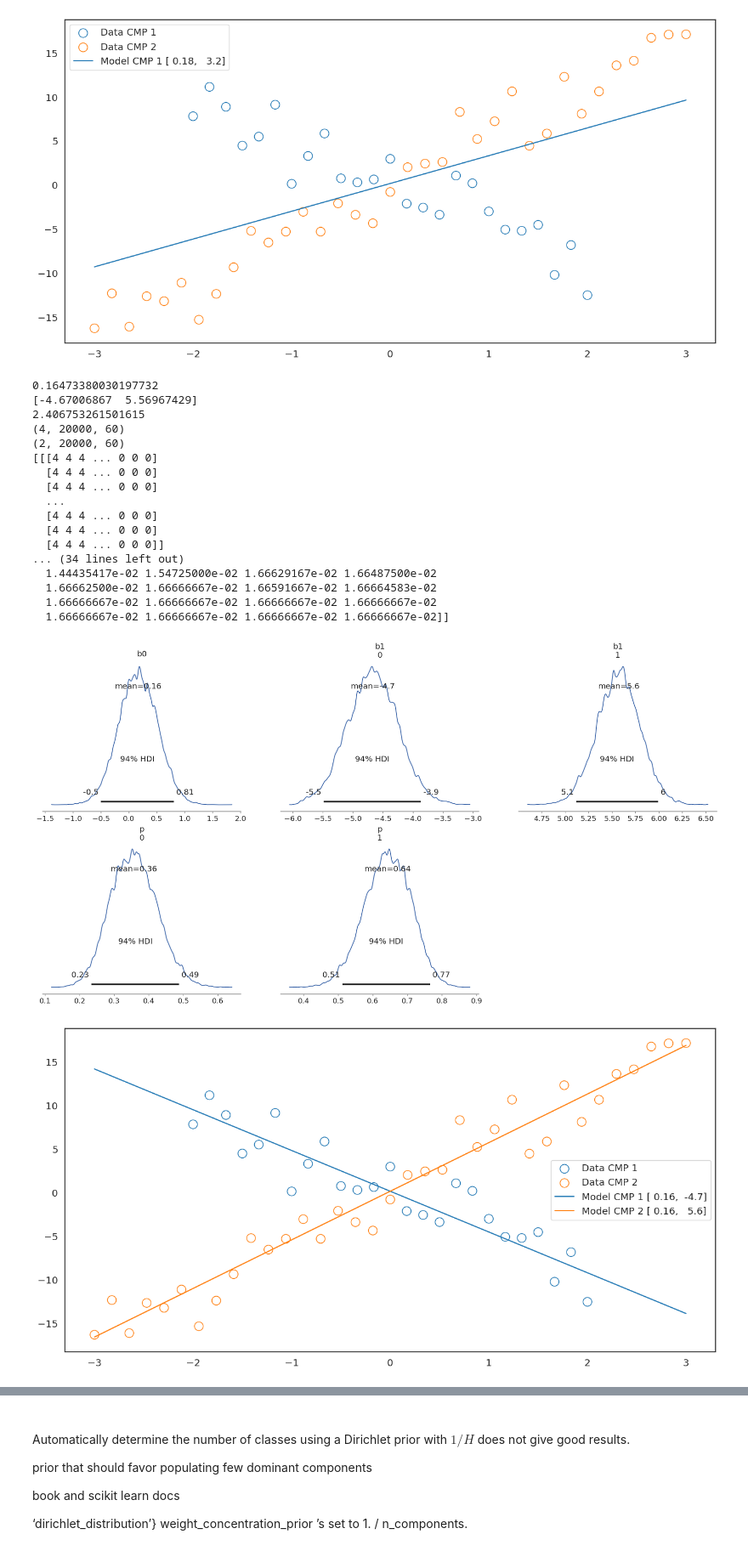
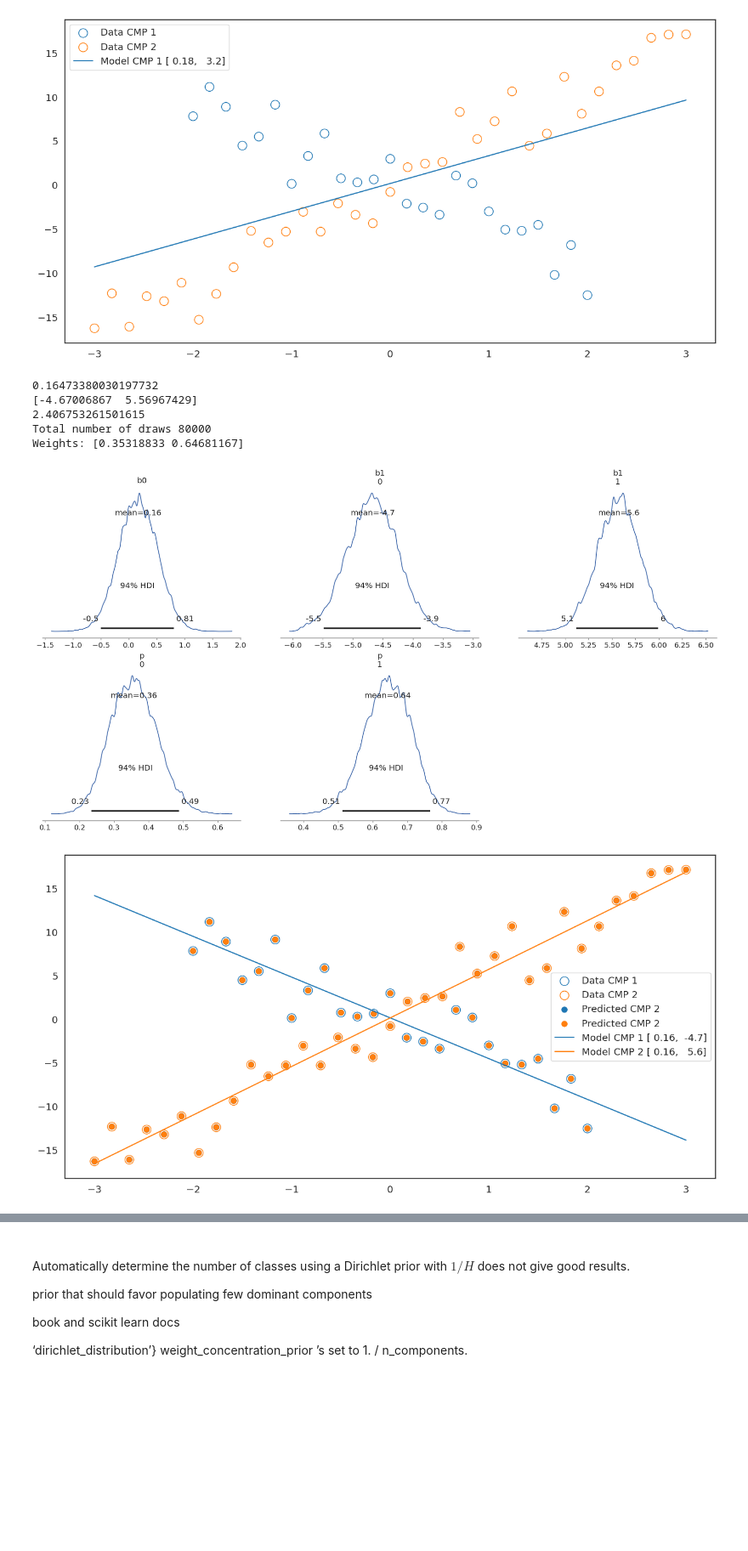
Before and after one commit to mrsonne/misc, a Jupyter notebook: regmix.ipynb, the cells around one changed output, grey strips where cells are left out. Shown at 85% size. Saved outputs shown, nothing was run; the diff lists cells and outputs as text; code cells hidden in the pictures; blank space fills up the shorter version.

```diff
--- a/regmix.ipynb
+++ b/regmix.ipynb
@@ -620,29 +622,29 @@ The estimated number of effective samples is smaller than 200 for some parameter
 Now I load the inference data and plot the marginal posteriors for `b0` and `b1`. The latter will have as many elements as there are mixture components.
 # %%
 def process_posterior(posterior):
+    """Calculate most frequent category for each point and
+    calculate the probability for that category for each point
+    """
     cat = posterior["category"].to_numpy()
-    print(cat.shape) # chains, draw iterations, points (tune excluded)
+    cat = cat.reshape(-1, cat.shape[-1])
+    n_draw = cat.shape[0]
+    print(f"Total number of draws {n_draw}")
 
     # for eaach point count number of times it's classed (nclasses x npoints)
     a = np.apply_along_axis(np.bincount, 0, cat, minlength=np.max(cat) + 1)
-    print(a.shape)
-    print(a)
-    print(np.sum(a, axis=1) / np.sum(a))
+    weight = np.sum(a, axis=1) / np.sum(a)
+    print(f"Weights: {weight}")
 
     # most prevalent cluster
     cat = np.argmax(a, axis=0)
 
     # Number of samples in most prevalent cluster
-    n_cat = [a[c, i] for i, c in enumerate(cat)]
+    n_cat = np.array([a[c, i] for i, c in enumerate(cat)])
 
-    # total number of samples
-    n_tot = np.sum(a, axis=0)
-
-    # p_cat = n_cat / n_tot
-    p_cat = 1
+    p_cat = n_cat / n_draw
     return cat, p_cat
 
-def plot_ncomp(xs, ys, b0, b1):
+def plot_ncomp(xs, ys, b0, b1, cat, p_cat):
     fig, ax = plt.subplots(figsize=(16, 8))
     size = 144
     xmin = 1e12
@@ -655,6 +657,20 @@ def plot_ncomp(xs, ys, b0, b1):
         xmin = min(xmin, min(x))
         xmax = max(xmax, max(x))
 
+    categories = np.unique(cat)
+    x_all = np.concatenate(xs)
+    y_all = np.concatenate(ys)
+    colors = itertools.cycle(get_cmap(CMAP_NAME).colors)
+    for icat, cat in enumerate(categories):
+        ax.scatter(
+            x_all[cat == icat],
+            y_all[cat == icat],
+            s=size*0.5,
+            facecolors=next(colors),
+            edgecolors="none",
+            label=f"Predicted CMP {icmp}")
+
+
     colors = itertools.cycle(get_cmap(CMAP_NAME).colors)
     x_pred = np.linspace(xmin, xmax, 10)
     for icmp, b1_ in enumerate(np.atleast_1d(b1), 1):
@@ -701,44 +717,32 @@ fig = plot_ncomp((x1, x2), (y1, y2), b0_mean, b1_mean)
 # %%
 var_names = "b0", "b1", "p"
 ncmp = 2
 data2 = az.from_netcdf(TMP_PATH.joinpath(filename(ncmp, nsteps, ffc)))
 az.plot_posterior(
     data2,
     var_names=var_names,
     point_estimate=point_estimate,
 );
 
 post = data2.posterior
 b0_mean = post.mean(dim=['chain', 'draw'])["b0"].to_numpy()
 b1_mean = post.mean(dim=['chain', 'draw'])["b1"].to_numpy()
 sigma_mean = post.mean(dim=['chain', 'draw'])["sigma"].to_numpy()
 
 print(b0_mean)
 print(b1_mean)
 print(sigma_mean)
 
 cat, p_cat = process_posterior(post)
-fig = plot_ncomp((x1, x2), (y1, y2), b0_mean, b1_mean)
+fig = plot_ncomp((x1, x2), (y1, y2), b0_mean, b1_mean, cat, p_cat)
 # %% [output]
 0.16473380030197732
 [-4.67006867  5.56967429]
 2.406753261501615
-(4, 20000, 60)
-(2, 20000, 60)
-[[[4 4 4 ... 0 0 0]
-  [4 4 4 ... 0 0 0]
-  [4 4 4 ... 0 0 0]
-  ...
-  [4 4 4 ... 0 0 0]
-  [4 4 4 ... 0 0 0]
-  [4 4 4 ... 0 0 0]]
-... (34 lines left out)
-  1.44435417e-02 1.54725000e-02 1.66629167e-02 1.66487500e-02
-  1.66662500e-02 1.66666667e-02 1.66591667e-02 1.66664583e-02
-  1.66666667e-02 1.66666667e-02 1.66666667e-02 1.66666667e-02
-  1.66666667e-02 1.66666667e-02 1.66666667e-02 1.66666667e-02]]
+Total number of draws 80000
+Weights: [0.35318833 0.64681167]
 [figure]
-[figure, old version]
+[figure, new version]
 # %%
 ncmp = 3
 data3 = az.from_netcdf(TMP_PATH.joinpath(filename(ncmp, nsteps, ffc)))
```
Also changed, not shown: parts of 2 cells of this notebook.
